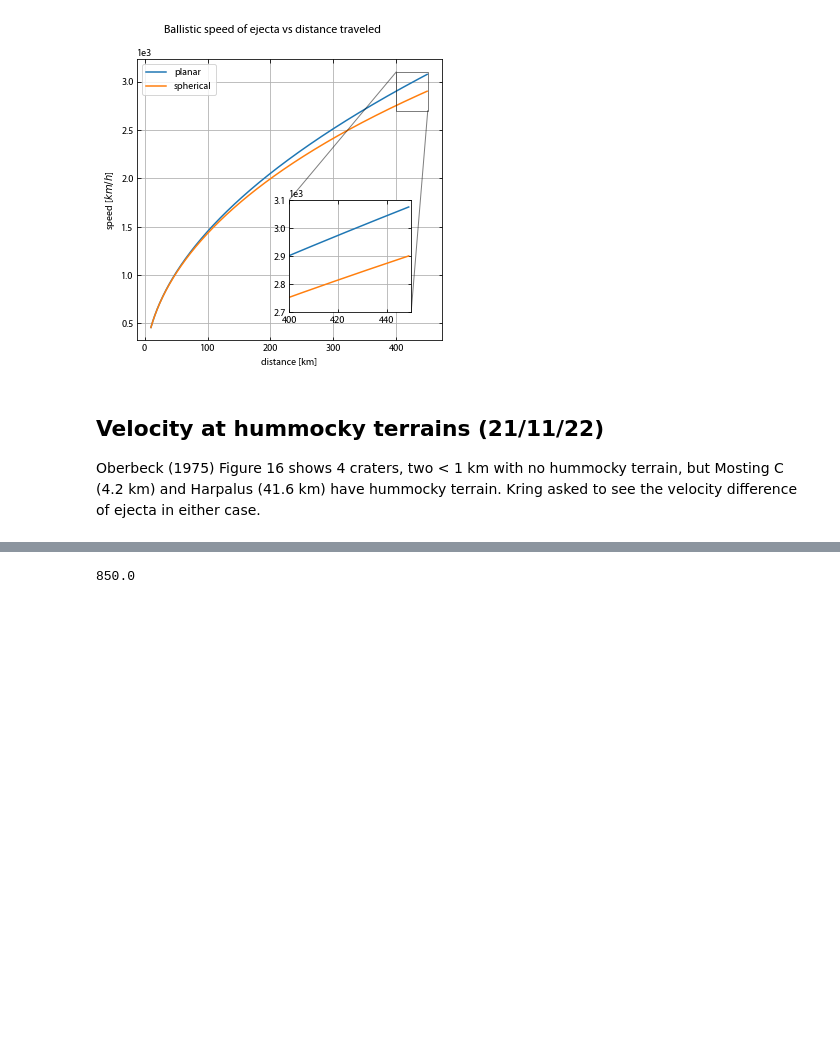
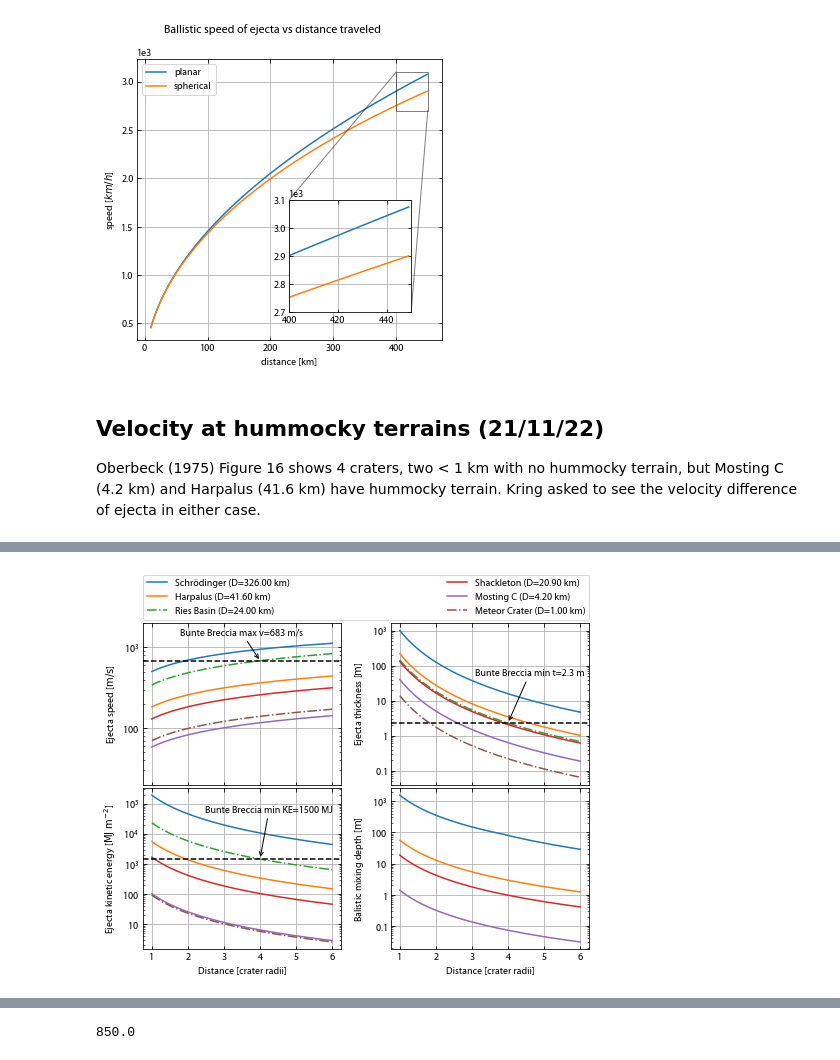
Before and after one commit to cjtu/moonpies, a Jupyter notebook: notebooks/ballistic_kinetic_energy.ipynb, the cells around one changed output, grey strips where cells are left out. Drawn from its saved outputs; the diff is of its cells as text; code cells hidden in the pictures; blank space fills up the shorter version.

```diff
--- a/notebooks/ballistic_kinetic_energy.ipynb
+++ b/notebooks/ballistic_kinetic_energy.ipynb
@@ -206,3 +205,93 @@ Speed (D=0.7, theta=22): 67.99 m/s, 244.76 km/hr
+# %%
+f, axs = plt.subplots(2, 2, figsize=(8, 6), sharex=True, gridspec_kw={'wspace':0.25, 'hspace':0.02})
+# f.tight_layout()
+# f.subplots_adjust(wspace=0, hspace=0)
+ax1 = axs[0,0]
+ax2 = axs[0,1]
+ax3 = axs[1,0]
+ax4 = axs[1,1]
+
+c_d = {
+    "Schrödinger": 326,
+    "Harpalus": 41.6,  # Harpalus (Oberbeck d)
+    "Ries Basin": 24,
+    "Shackleton": 20.9,  # smallest polar
+    "Mosting C": 4.2,  # Mosting C (Oberbeck c)
+    "Meteor Crater": 1,
+    # "Oberbeck b": 0.66,
+    # "crater a": 0.56,
+}
+# ries_max_obs = 36.5  # [km]
+ries_max_obs = c_d['Ries Basin']*2  # [km]
+
+craters, diams = zip(*c_d.items())
+
+d_cop = 30.4 * 2
+r_crater = np.arange(1, 45)
+
+d_curve = np.arange(0, 45)
+v_sph = mps2kmph(ballistic_spherical(theta, d_curve*1000))
+
+colors = plt.rcParams['axes.prop_cycle'].by_key()['color']
+ls = '-'
+theta0 = 45
+overlap_zone = []
+for i, (d, crater) in enumerate(zip(diams, craters)):
+    terrestrial = crater == 'Ries Basin' or crater == 'Meteor Crater'
+    ls = '-'
+    rm = d * 1000/2  # radius [m]
+    dm = np.linspace(rm, rm*6, 100)  # dist [m]
+    t = thickness(dm, rm)  # thickness at 1 crater radius [m]
+    v = ballistic_spherical(np.deg2rad(theta0), dm)  # speed [m/s]
+    m = thick2mass(t)  # mass [kg]
+    mr = mp.get_mixing_ratio_oberbeck(dm)  # mixing ratio
+    depth = t * mr  # depth [m]
+    if terrestrial:
+        # Use earth values for Ries and Meteor (affects speed and mass)
+        ls = '-.'
+        v = ballistic_spherical(np.deg2rad(theta0), dm, 9.81, 6371e3)
+        m = thick2mass(t, 2700)
+    ke = mps2KE(v, m)/1e6  # kinetic energy [MJ]
+    if crater == 'Ries Basin':
+        idx = np.argmin(np.abs(dm - ries_max_obs*1e3))
+        ries_v = v[idx]
+        ries_t = t[idx]
+        ries_ke = ke[idx]
+        ries_depth = depth[idx]
+
+    label = f'{crater} (D={d:.2f} km)'
+    ax1.semilogy(dm/rm, v, ls=ls, c=colors[i], label=label)
+    ax2.semilogy(dm/rm, t, ls=ls, c=colors[i], label=label)
+    ax3.semilogy(dm/rm, ke, ls=ls, c=colors[i], label=label)
+    if not terrestrial:
+        ax4.semilogy(dm/rm, depth, ls=ls, c=colors[i], label=label)
+
+# Ries bsed zone
+ax1.axhline(ries_v, ls='--', c='k')
+ax1.annotate(f'Bunte Breccia max v={ries_v:.0f} m/s', (4, ries_v), xytext=(3.5, 1400), ha='center', arrowprops=dict(arrowstyle="->"))
+ax2.axhline(ries_t, ls='--', c='k')
+ax2.annotate(f'Bunte Breccia min t={ries_t:.1f} m', (4, ries_t), xytext=(4.6, 50), ha='center', arrowprops=dict(arrowstyle="->"))
+ax3.axhline(ries_ke, ls='--', c='k')
+ax3.annotate(f'Bunte Breccia min KE={round(ries_ke,-2):.0f} MJ', (4, ries_ke), xytext=(4.25, 5e4), ha='center', arrowprops=dict(arrowstyle="->"))
+# ax4.axhline(ries_depth, ls='--', c='k', label=f'Bunte Breccia min depth={ries_depth:.0f} m')
+
+ax1.legend(bbox_to_anchor=(0., 1.02, 2.25, .102), loc=3,
+           ncol=2, mode="expand", borderaxespad=0.)
+# for ax in axs.flatten():
+#     ax.legend(bbox_to_anchor=(1, 1))
+#     ax.set_xlim(1, 6)
+ax1.set_ylim(20, 2000)
+
+ax1.set_ylabel('Ejecta speed [$\\rm m/s$]')
+ax2.set_ylabel('Ejecta thickness [$\\rm m$]')
+ax3.set_ylabel('Ejecta kinetic energy [$\\rm MJ \\ m^{-2}$]')
+ax4.set_ylabel('Balistic mixing depth [$\\rm m$]')
+ax3.set_xlabel('Distance [crater radii]')
+ax4.set_xlabel('Distance [crater radii]')
+plt.savefig('/home/cjtu/projects/moonpies/figures/ballistic_kinetic_energy.png', dpi=300)
+plt.show()
+# %% [output]
+[figure, added]
 # %%
 cfg_warm = default_config.Cfg(temp_depth_profile = 'warm')
 cfg_cold = default_config.Cfg(temp_depth_profile = 'cold')
```
Also changed, not shown: parts of 7 cells of this notebook, 16 other files.
